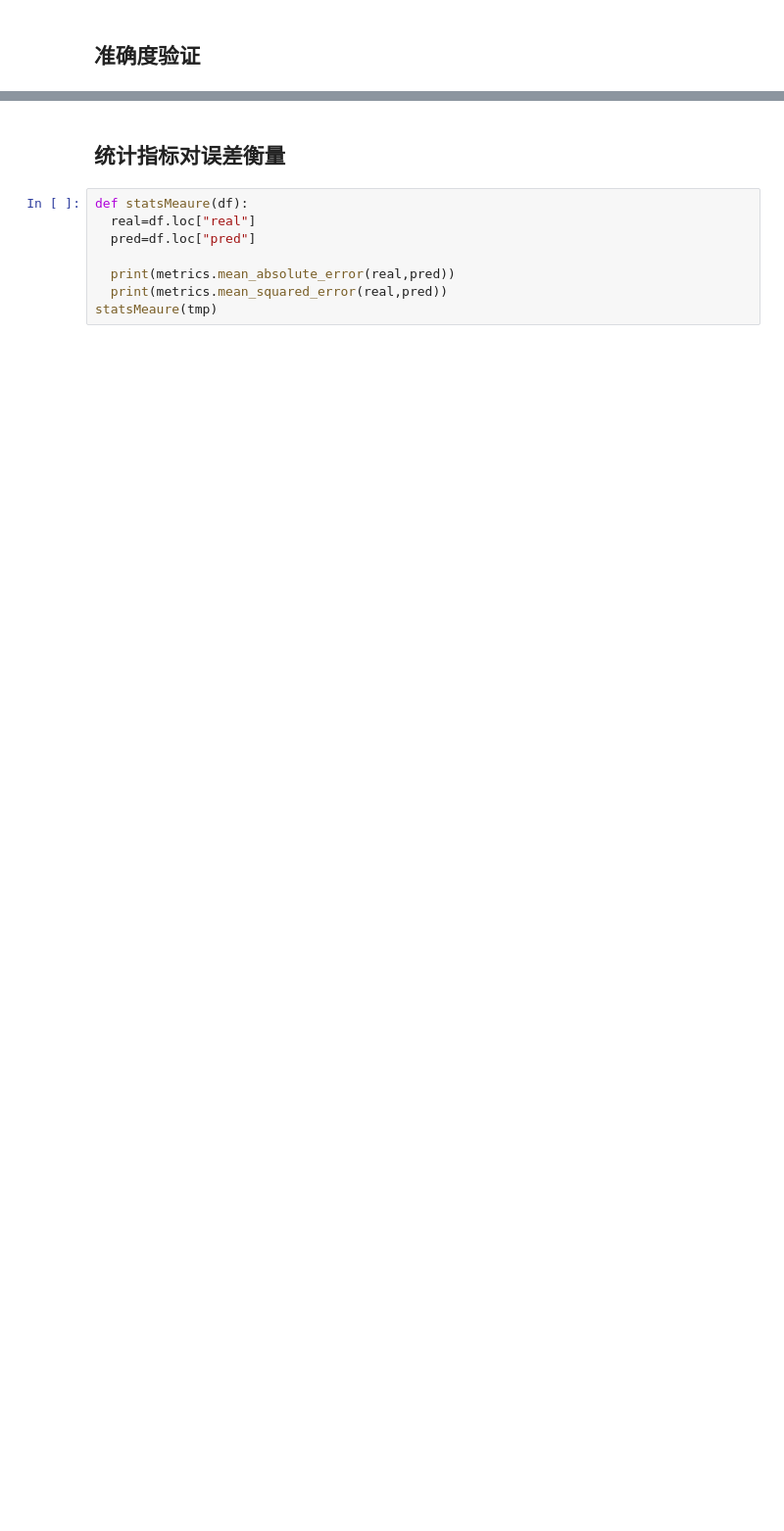
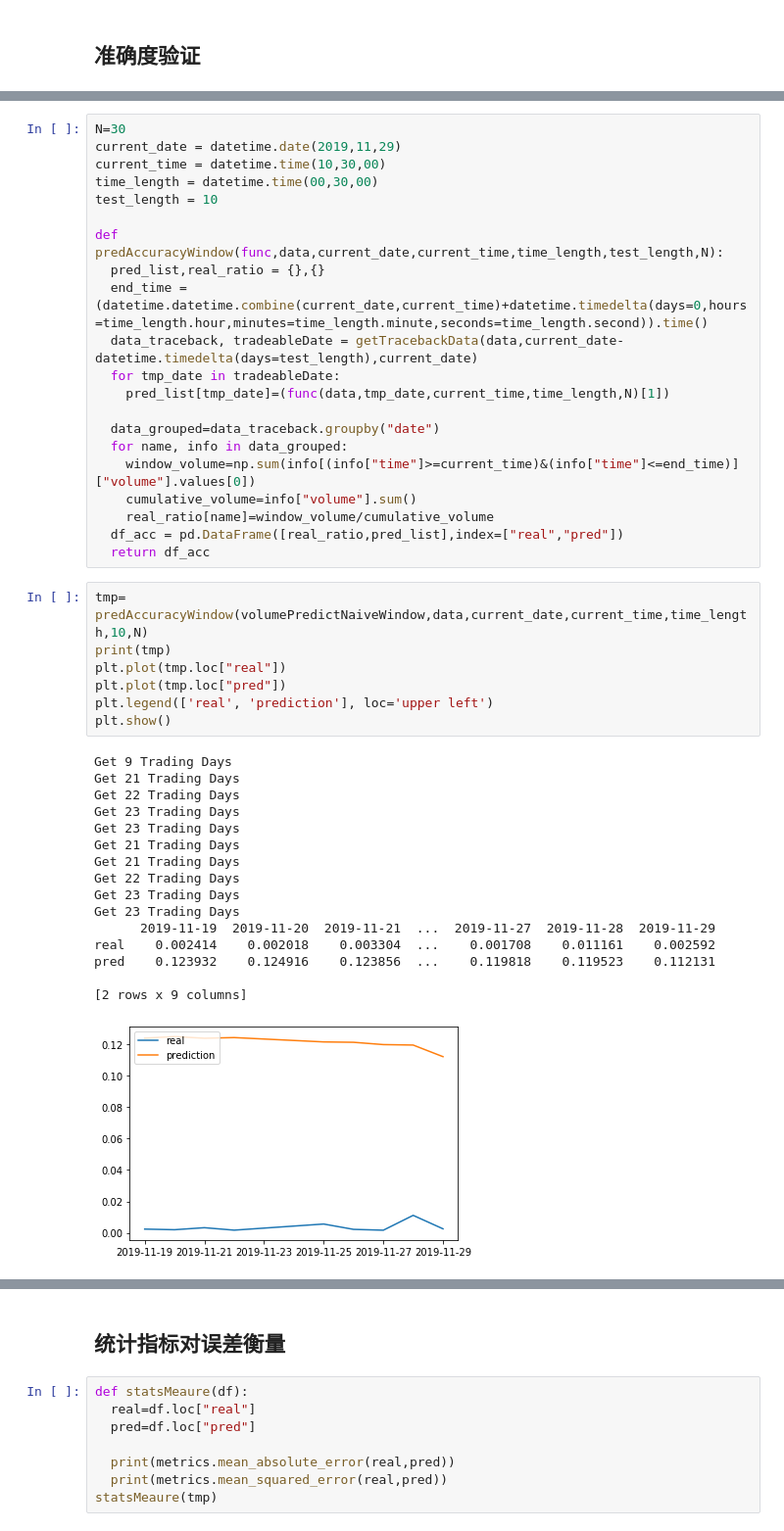
Before and after one commit to GehuaZhang/AlgoExecution, a Jupyter notebook: AlgoExecution.ipynb, the cells around one changed output, grey strips where cells are left out. Shown at 98% size. Cells and saved outputs as stored; diff of their text form; blank space fills up the shorter version.

```diff
--- a/AlgoExecution.ipynb
+++ b/AlgoExecution.ipynb
@@ -212,0 +273,45 @@ pred    0.004700    0.004596    0.004484  ...    0.004376    0.004260    0.00434
+# %%
+N=30
+current_date = datetime.date(2019,11,29)
+current_time = datetime.time(10,30,00)
+time_length = datetime.time(00,30,00)
+test_length = 10
+
+def predAccuracyWindow(func,data,current_date,current_time,time_length,test_length,N):
+  pred_list,real_ratio = {},{}
+  end_time = (datetime.datetime.combine(current_date,current_time)+datetime.timedelta(days=0,hours=time_length.hour,minutes=time_length.minute,seconds=time_length.second)).time()
+  data_traceback, tradeableDate = getTracebackData(data,current_date-datetime.timedelta(days=test_length),current_date)
+  for tmp_date in tradeableDate:
+    pred_list[tmp_date]=(func(data,tmp_date,current_time,time_length,N)[1])
+
+  data_grouped=data_traceback.groupby("date")
+  for name, info in data_grouped:
+    window_volume=np.sum(info[(info["time"]>=current_time)&(info["time"]<=end_time)]["volume"].values[0])
+    cumulative_volume=info["volume"].sum()
+    real_ratio[name]=window_volume/cumulative_volume
+  df_acc = pd.DataFrame([real_ratio,pred_list],index=["real","pred"])
+  return df_acc
+# %%
+tmp= predAccuracyWindow(volumePredictNaiveWindow,data,current_date,current_time,time_length,10,N)
+print(tmp)
+plt.plot(tmp.loc["real"])
+plt.plot(tmp.loc["pred"])
+plt.legend(['real', 'prediction'], loc='upper left')
+plt.show()
+# %% [output]
+Get 9 Trading Days
+Get 21 Trading Days
+Get 22 Trading Days
+Get 23 Trading Days
+Get 23 Trading Days
+Get 21 Trading Days
+Get 21 Trading Days
+Get 22 Trading Days
+Get 23 Trading Days
+Get 23 Trading Days
+      2019-11-19  2019-11-20  2019-11-21  ...  2019-11-27  2019-11-28  2019-11-29
+real    0.002414    0.002018    0.003304  ...    0.001708    0.011161    0.002592
+pred    0.123932    0.124916    0.123856  ...    0.119818    0.119523    0.112131
+
+[2 rows x 9 columns]
+[figure, added]
```
Also changed, not shown: parts of 18 cells of this notebook.
